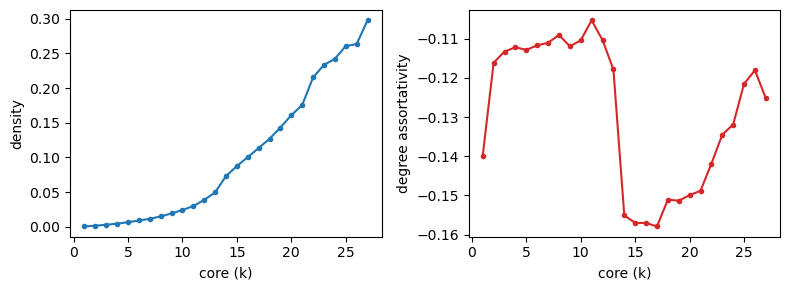
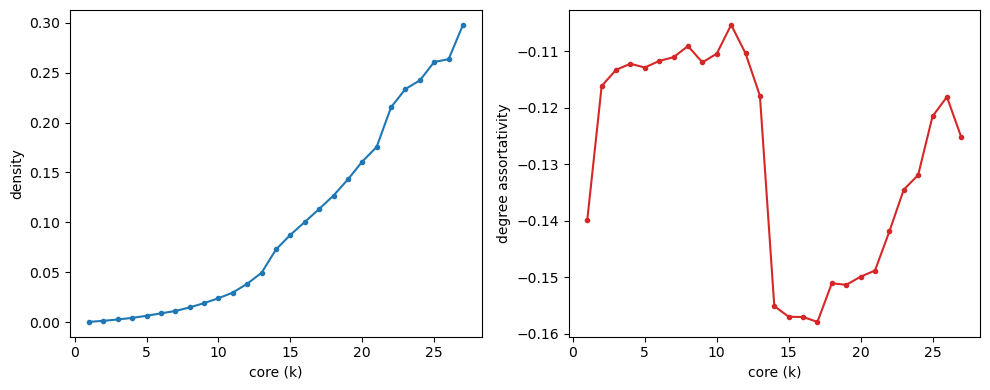
The notebook cell's code change between the first figure and the second:
--- before
+++ after
@@ -14,5 +14,5 @@
 
 # Plot della sequenza
-fig, ax = plt.subplots(1,2, figsize=(8,3),layout='tight')
+fig, ax = plt.subplots(1,2, figsize=(10,4),layout='tight')
 ax[0].plot(k_sequence, densities, marker='o', markersize=3,color=cmap(0))
 ax[0].set_xlabel('core (k)')

Commit: degree assort